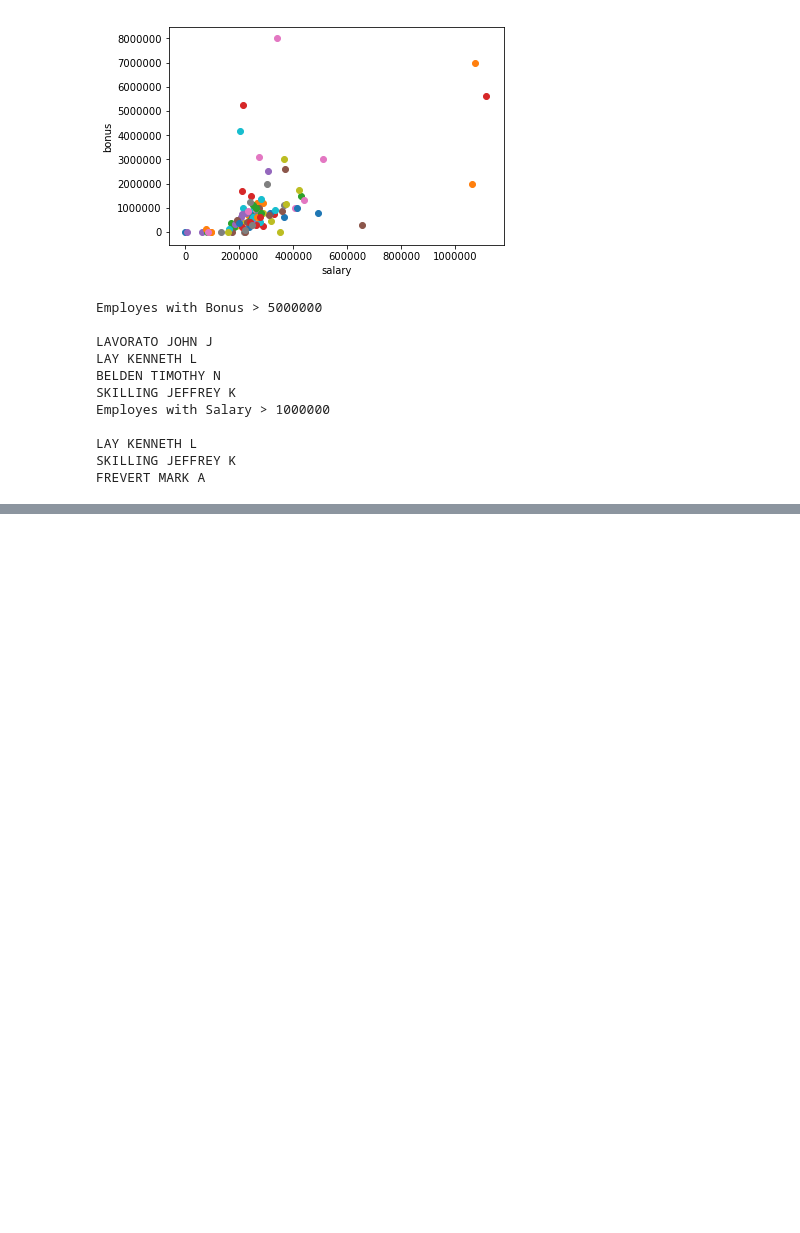
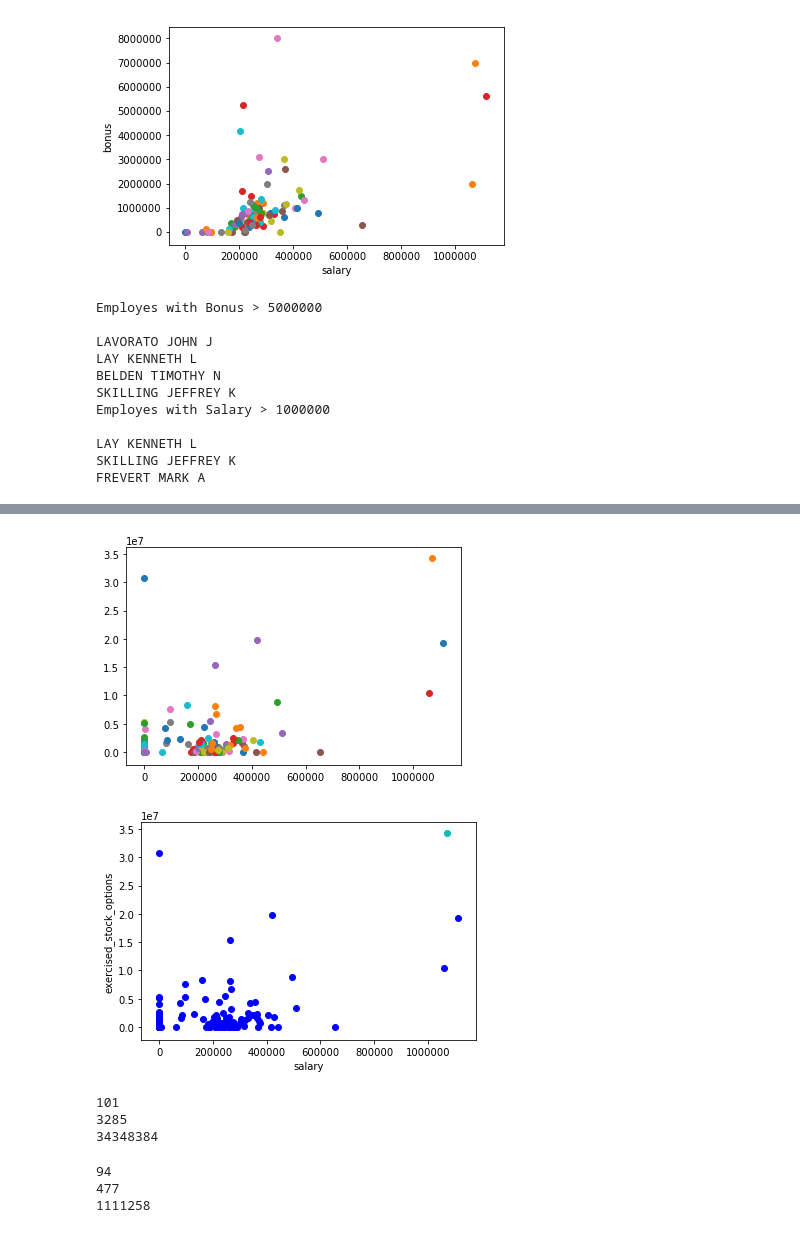
Before and after one commit to nmeliasp/Machine-Learning, a Jupyter notebook: ML - Datasets and Questions - Enron Dataset.ipynb, the cells around one changed output, grey strips where cells are left out. Drawn from its saved outputs; the diff is of its cells as text; code cells hidden in the pictures; blank space fills up the shorter version.

```diff
--- a/ML - Datasets and Questions - Enron Dataset.ipynb
+++ b/ML - Datasets and Questions - Enron Dataset.ipynb
@@ -752,0 +815,75 @@ data_dict['CHRISTODOULOU DIOMEDES']
+# %%
+# Clustering with 3 features
+feature_1 = "salary"
+feature_2 = "exercised_stock_options"
+feature_3 = "total_payments"
+poi  = "poi"
+features_list = [poi, feature_1, feature_2, feature_3]
+data = featureFormat(data_dict, features_list )
+poi, finance_features = targetFeatureSplit( data )
+
+
+### in the "clustering with 3 features" part of the mini-project,
+### you'll want to change this line to
+### for f1, f2, _ in finance_features:
+### (as it's currently written, the line below assumes 2 features)
+for f1, f2, _ in finance_features:
+    plt.scatter( f1, f2 )
+plt.show()
+
+### cluster here; create predictions of the cluster labels
+### for the data and store them to a list called pred
+from sklearn.cluster import KMeans
+kmeans = KMeans(n_clusters=2, random_state=0)
+kmeans.fit(finance_features)
+pred = kmeans.predict(finance_features)
+
+
+
+
+
+### rename the "name" parameter when you change the number of features
+### so that the figure gets saved to a different file
+try:
+    Draw(pred, finance_features, poi, mark_poi=False, name="clusters2.pdf", f1_name=feature_1, f2_name=feature_2)
+except NameError:
+    print "no predictions object named pred found, no clusters to plot"
+# %% [output]
+[figure, added]
+[figure, added]
+# %%
+exercised_stock_options = []
+
+for p in data_dict:
+    if data_dict[p]['exercised_stock_options'] == 'NaN':
+        pass
+    else:
+        exercised_stock_options.append(data_dict[p]['exercised_stock_options'])
+
+
+
+print len(exercised_stock_options)
+print min(exercised_stock_options)
+print max(exercised_stock_options)
+# %% [output]
+101
+3285
+34348384
+# %%
+salaries = []
+
+for p in data_dict:
+    if data_dict[p]['salary'] == 'NaN':
+        pass
+    else:
+        salaries.append(data_dict[p]['salary'])
+
+
+
+print len(salaries)
+print min(salaries)
+print max(salaries)
+# %% [output]
+94
+477
+1111258
```
Also changed, not shown: parts of 4 cells of this notebook.
